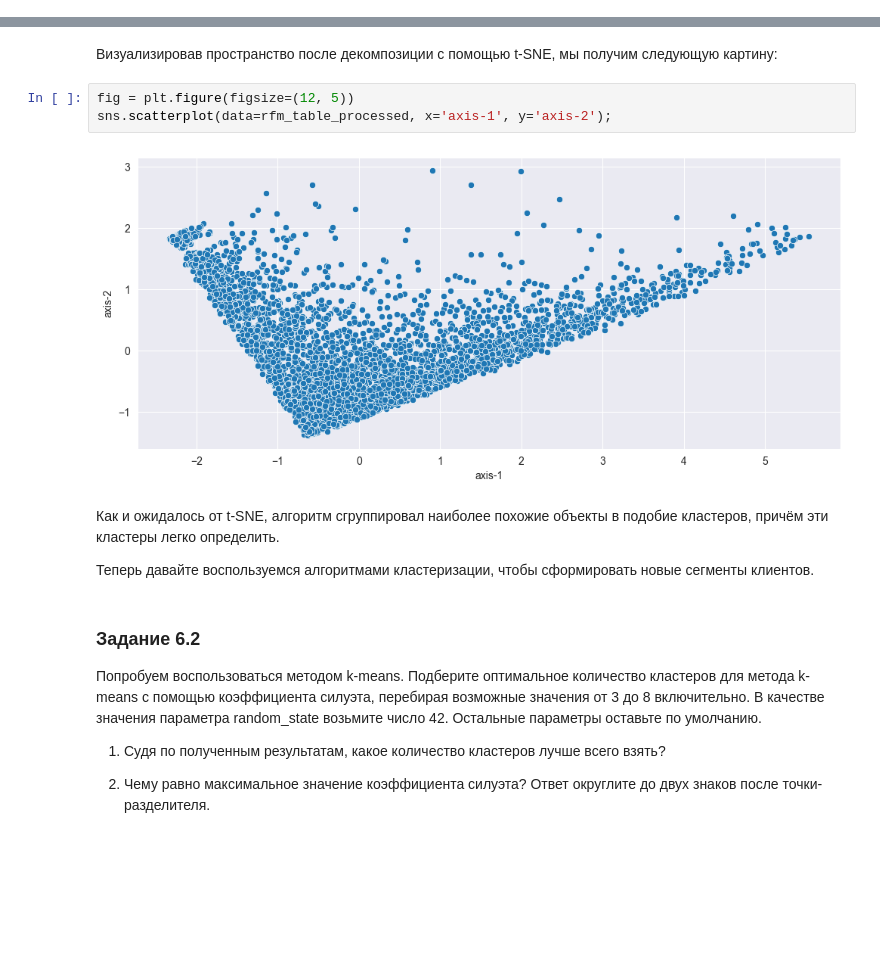
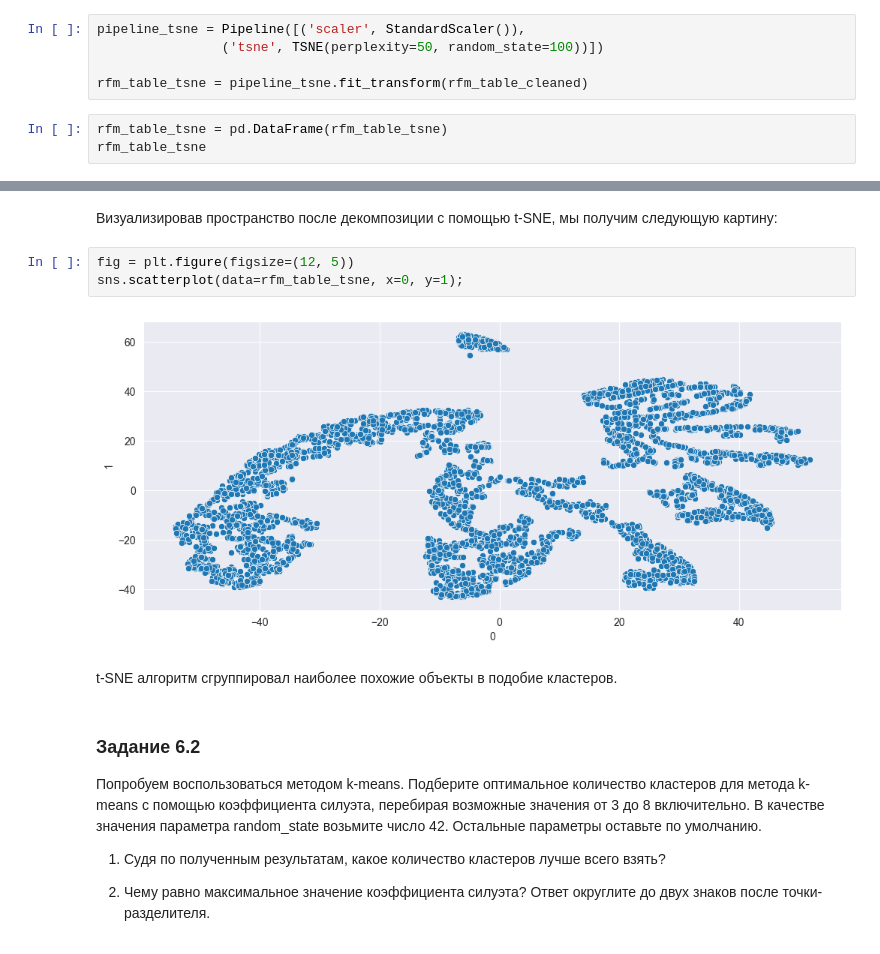
Before and after one commit to PlatArs/PROJECT-6, a Jupyter notebook: Project_6.ipynb, the cells around one changed output, grey strips where cells are left out. Cells and saved outputs as stored; diff of their text form; blank space fills up the shorter version.

```diff
--- a/Project_6.ipynb
+++ b/Project_6.ipynb
@@ -866,0 +853,8 @@ plot_cluster_profile(rfm_table_cleaned, 3)
+# %%
+pipeline_tsne = Pipeline([('scaler', StandardScaler()),
+                ('tsne', TSNE(perplexity=50, random_state=100))])
+
+rfm_table_tsne = pipeline_tsne.fit_transform(rfm_table_cleaned)
+# %%
+rfm_table_tsne = pd.DataFrame(rfm_table_tsne)
+rfm_table_tsne
@@ -868,13 +876,11 @@ plot_cluster_profile(rfm_table_cleaned, 3)
 Визуализировав пространство после декомпозиции с помощью t-SNE, мы получим следующую картину:
 # %%
 fig = plt.figure(figsize=(12, 5))
-sns.scatterplot(data=rfm_table_processed, x='axis-1', y='axis-2');
+sns.scatterplot(data=rfm_table_tsne, x=0, y=1);
 # %% [output]
-[figure, old version]
+[figure, new version]
 # %% [markdown]
-Как и ожидалось от t-SNE, алгоритм сгруппировал наиболее похожие объекты в подобие кластеров, причём эти кластеры легко определить.
-
-Теперь давайте воспользуемся алгоритмами кластеризации, чтобы сформировать новые сегменты клиентов.
+t-SNE алгоритм сгруппировал наиболее похожие объекты в подобие кластеров.
 # %% [markdown]
 ### Задание 6.2
 Попробуем воспользоваться методом k-means.
```
Also changed, not shown: parts of 5 cells of this notebook.
